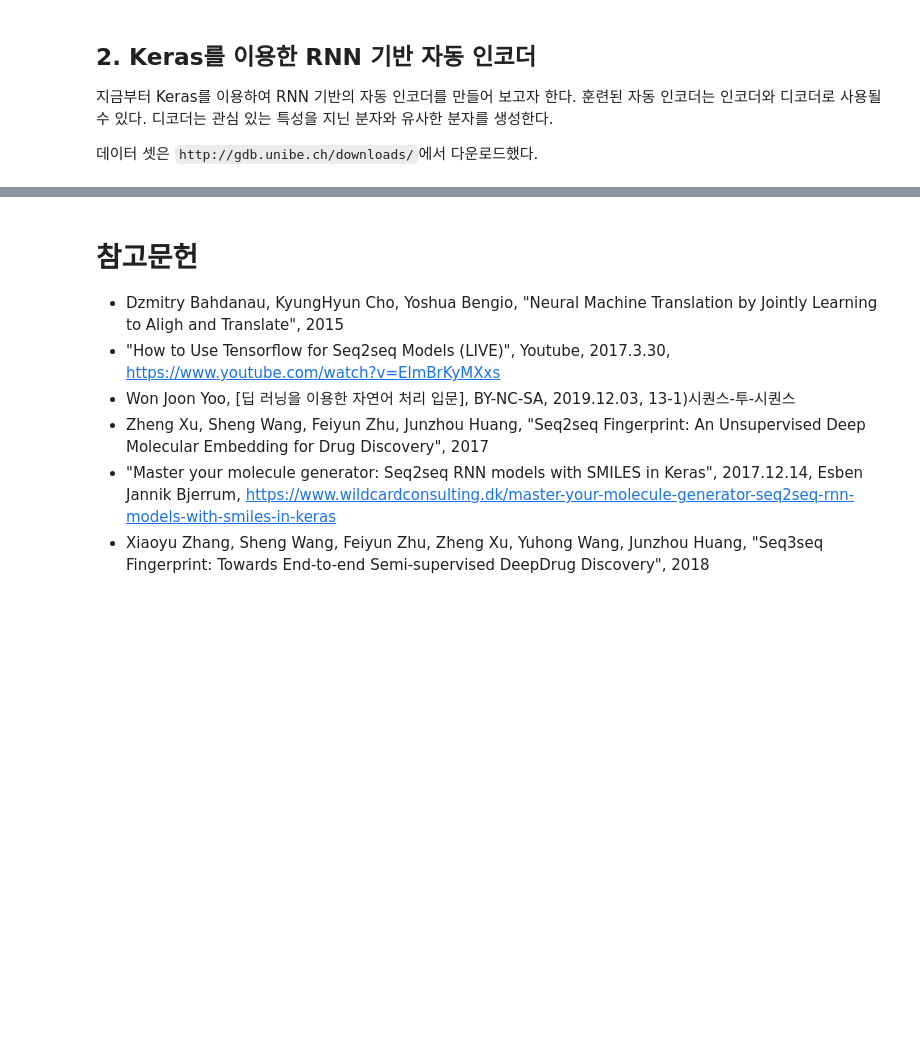
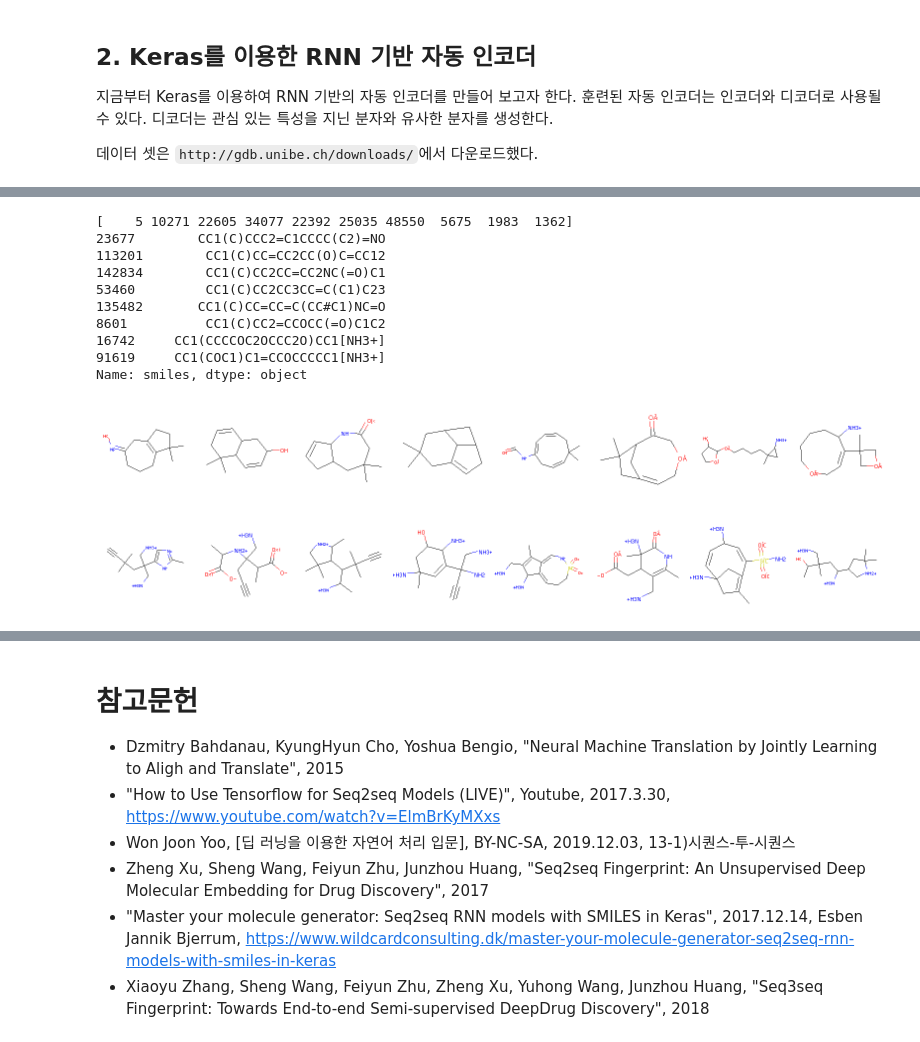
Before and after one commit to leegyuhi/oooooooooooooh, a Jupyter notebook: 공학전산응용_최종보고서.ipynb, the cells around one changed output, grey strips where cells are left out. Saved outputs shown, nothing was run; the diff lists cells and outputs as text; code cells hidden in the pictures; blank space fills up the shorter version.

```diff
--- a/공학전산응용_최종보고서.ipynb
+++ b/공학전산응용_최종보고서.ipynb
@@ -673,0 +744,12 @@ Seq2seq는 훈련 과정과 테스트 과정의 작동 방식이 조금 다릅
+# %%
+#Import Keras objects
+from keras.models import Model
+from keras.layers import Input
+from keras.layers import LSTM
+from keras.layers import Dense
+from keras.layers import Concatenate
+from keras import regularizers
+input_shape = X_train.shape[1:]
+output_dim = Y_train.shape[-1]
+latent_dim = 64
+lstm_dim = 64
@@ -673,0 +758,9 @@ Seq2seq는 훈련 과정과 테스트 과정의 작동 방식이 조금 다릅
+# %%
+unroll = False
+encoder_inputs = Input(shape=input_shape)
+encoder = LSTM(lstm_dim, return_state=True,
+                unroll=unroll)
+encoder_outputs, state_h, state_c = encoder(encoder_inputs)
+states = Concatenate(axis=-1)([state_h, state_c])
+neck = Dense(latent_dim, activation="relu")
+neck_outputs = neck(states)
@@ -673,0 +881,3 @@ Seq2seq는 훈련 과정과 테스트 과정의 작동 방식이 조금 다릅
+# %%
+smiles_to_latent_model = Model(encoder_inputs, neck_outputs)
+smiles_to_latent_model.save("Blog_simple_smi2lat.h5")
@@ -673,0 +925,23 @@ Seq2seq는 훈련 과정과 테스트 과정의 작동 방식이 조금 다릅
+# %%
+molno = 5
+latent_mol = smiles_to_latent_model.predict(X_test[molno:molno+1])
+sorti = np.argsort(np.sum(np.abs(x_latent - latent_mol), axis=1))
+print(sorti[0:10])
+print(smiles_test.iloc[sorti[0:8]])
+Draw.MolsToImage(smiles_test.iloc[sorti[0:8]].apply(Chem.MolFromSmiles))
+# %% [output]
+[    5 10271 22605 34077 22392 25035 48550  5675  1983  1362]
+23677        CC1(C)CCC2=C1CCCC(C2)=NO
+113201        CC1(C)CC=CC2CC(O)C=CC12
+142834        CC1(C)CC2CC=CC2NC(=O)C1
+53460         CC1(C)CC2CC3CC=C(C1)C23
+135482       CC1(C)CC=CC=C(CC#C1)NC=O
+8601          CC1(C)CC2=CCOCC(=O)C1C2
+16742     CC1(CCCCOC2OCCC2O)CC1[NH3+]
+91619     CC1(COC1)C1=CCOCCCCC1[NH3+]
+Name: smiles, dtype: object
+[figure, added]
+# %%
+Draw.MolsToImage(smiles_test.iloc[sorti[-8:]].apply(Chem.MolFromSmiles))
+# %% [output]
+[figure, added]
```
Also changed, not shown: parts of 27 cells of this notebook.
